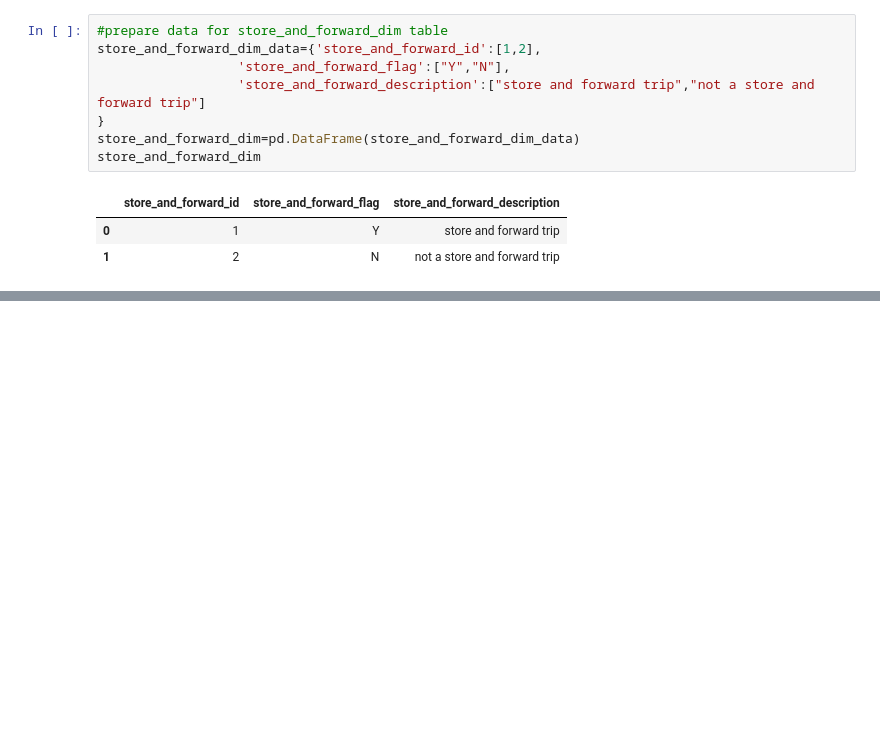
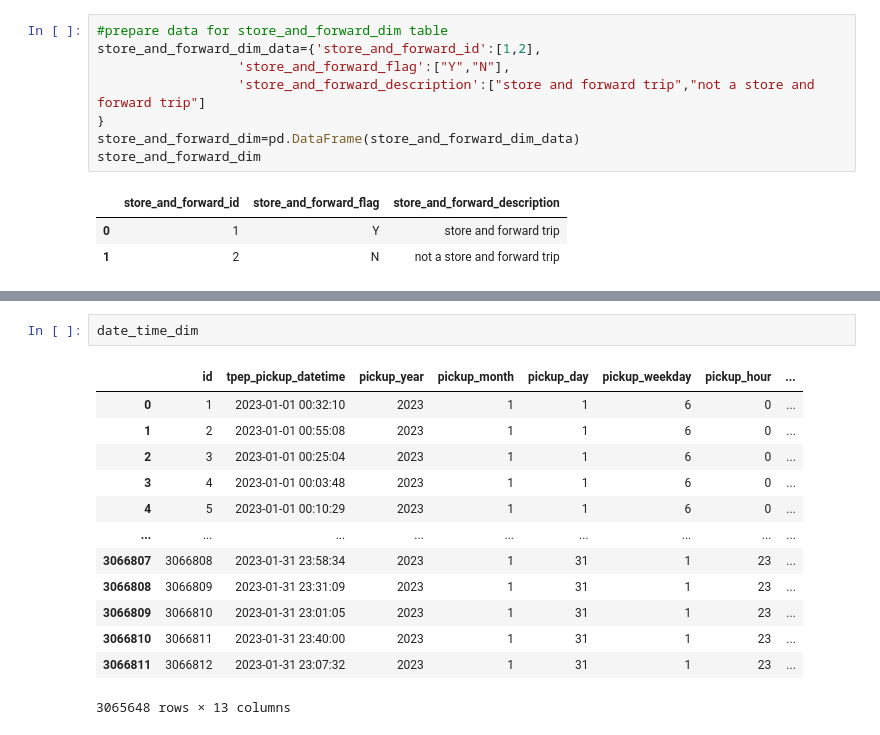
Before and after one commit to bibek376/Uber_Data_Engineering_Project, a Jupyter notebook: uber_data_engineering_only_pandas.ipynb, the cells around one changed output, grey strips where cells are left out. Saved outputs shown, nothing was run; the diff lists cells and outputs as text; blank space fills up the shorter version.

Commit message:
creating fact table

```diff
--- a/uber_data_engineering_only_pandas.ipynb
+++ b/uber_data_engineering_only_pandas.ipynb
@@ -238,0 +251,16 @@ after_duplicate_filtered_df.sample(5)
+# %%
+date_time_dim
+# %% [output]
+|  | id | tpep_pickup_datetime | pickup_year | pickup_month | pickup_day | pickup_weekday | pickup_hour | ... |
+| 0 | 1 | 2023-01-01 00:32:10 | 2023 | 1 | 1 | 6 | 0 | ... |
+| 1 | 2 | 2023-01-01 00:55:08 | 2023 | 1 | 1 | 6 | 0 | ... |
+| 2 | 3 | 2023-01-01 00:25:04 | 2023 | 1 | 1 | 6 | 0 | ... |
+| 3 | 4 | 2023-01-01 00:03:48 | 2023 | 1 | 1 | 6 | 0 | ... |
+| 4 | 5 | 2023-01-01 00:10:29 | 2023 | 1 | 1 | 6 | 0 | ... |
+| ... | ... | ... | ... | ... | ... | ... | ... | ... |
+| 3066807 | 3066808 | 2023-01-31 23:58:34 | 2023 | 1 | 31 | 1 | 23 | ... |
+| 3066808 | 3066809 | 2023-01-31 23:31:09 | 2023 | 1 | 31 | 1 | 23 | ... |
+| 3066809 | 3066810 | 2023-01-31 23:01:05 | 2023 | 1 | 31 | 1 | 23 | ... |
+| 3066810 | 3066811 | 2023-01-31 23:40:00 | 2023 | 1 | 31 | 1 | 23 | ... |
+| 3066811 | 3066812 | 2023-01-31 23:07:32 | 2023 | 1 | 31 | 1 | 23 | ... |
+3065648 rows × 13 columns
```
Also changed, not shown: parts of 13 cells of this notebook.
